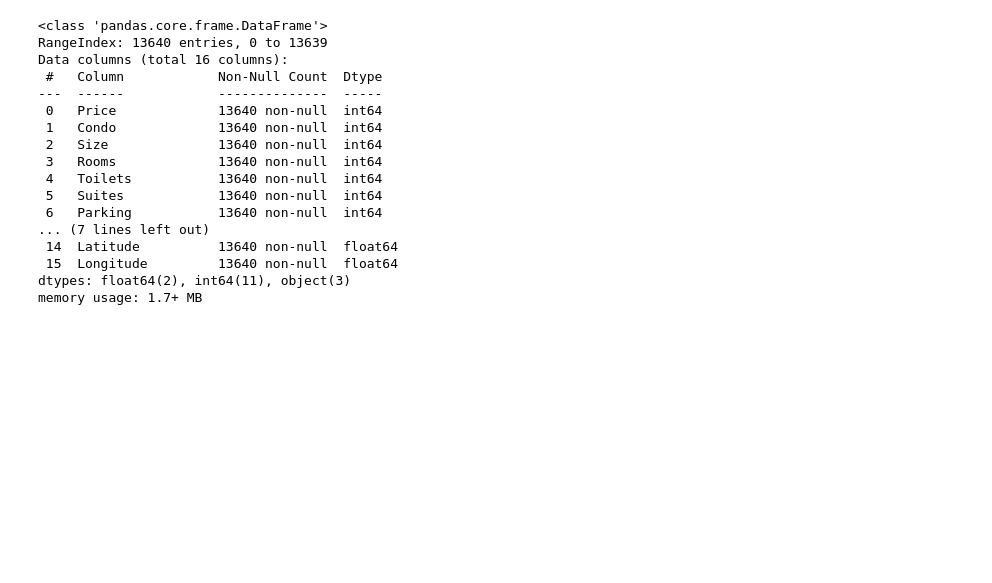
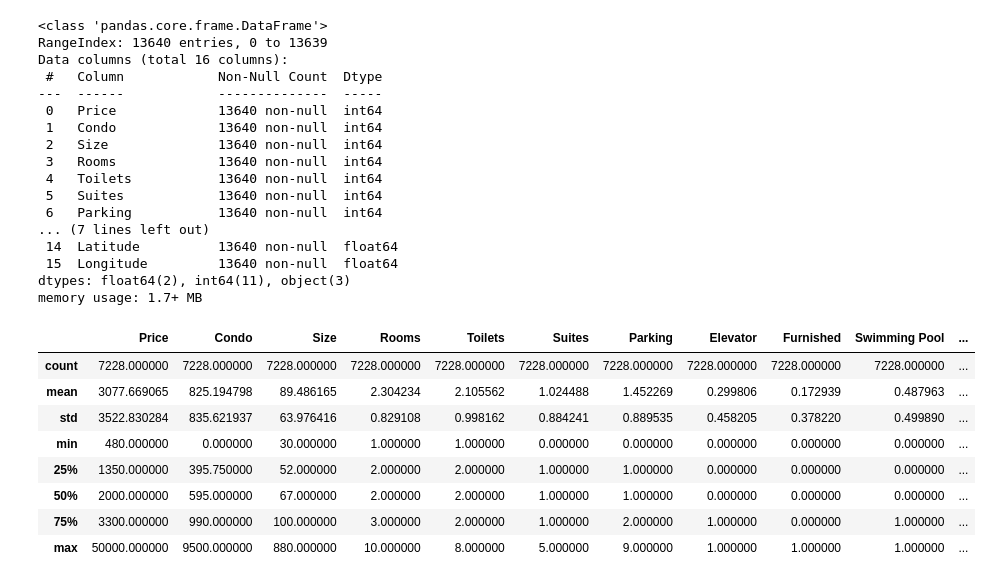
Before and after one commit to fernandops21/SP_Real_Estate_Analysis, a Jupyter notebook: main.ipynb, the cells around one changed output. Cells and saved outputs as stored; diff of their text form; code cells hidden in the pictures; blank space fills up the shorter version.

```diff
--- a/main.ipynb
+++ b/main.ipynb
@@ -75,3 +75,15 @@ fig = px.scatter_map(
 )
 
 fig.show()
+# %%
+df_rent.describe()
+# %% [output]
+|  | Price | Condo | Size | Rooms | Toilets | Suites | Parking | Elevator | Furnished | Swimming Pool | ... |
+| count | 7228.000000 | 7228.000000 | 7228.000000 | 7228.000000 | 7228.000000 | 7228.000000 | 7228.000000 | 7228.000000 | 7228.000000 | 7228.000000 | ... |
+| mean | 3077.669065 | 825.194798 | 89.486165 | 2.304234 | 2.105562 | 1.024488 | 1.452269 | 0.299806 | 0.172939 | 0.487963 | ... |
+| std | 3522.830284 | 835.621937 | 63.976416 | 0.829108 | 0.998162 | 0.884241 | 0.889535 | 0.458205 | 0.378220 | 0.499890 | ... |
+| min | 480.000000 | 0.000000 | 30.000000 | 1.000000 | 1.000000 | 0.000000 | 0.000000 | 0.000000 | 0.000000 | 0.000000 | ... |
+| 25% | 1350.000000 | 395.750000 | 52.000000 | 2.000000 | 2.000000 | 1.000000 | 1.000000 | 0.000000 | 0.000000 | 0.000000 | ... |
+| 50% | 2000.000000 | 595.000000 | 67.000000 | 2.000000 | 2.000000 | 1.000000 | 1.000000 | 0.000000 | 0.000000 | 0.000000 | ... |
+| 75% | 3300.000000 | 990.000000 | 100.000000 | 3.000000 | 2.000000 | 1.000000 | 2.000000 | 1.000000 | 0.000000 | 1.000000 | ... |
+| max | 50000.000000 | 9500.000000 | 880.000000 | 10.000000 | 8.000000 | 5.000000 | 9.000000 | 1.000000 | 1.000000 | 1.000000 | ... |
```
Also changed, not shown: parts of 4 cells of this notebook.
